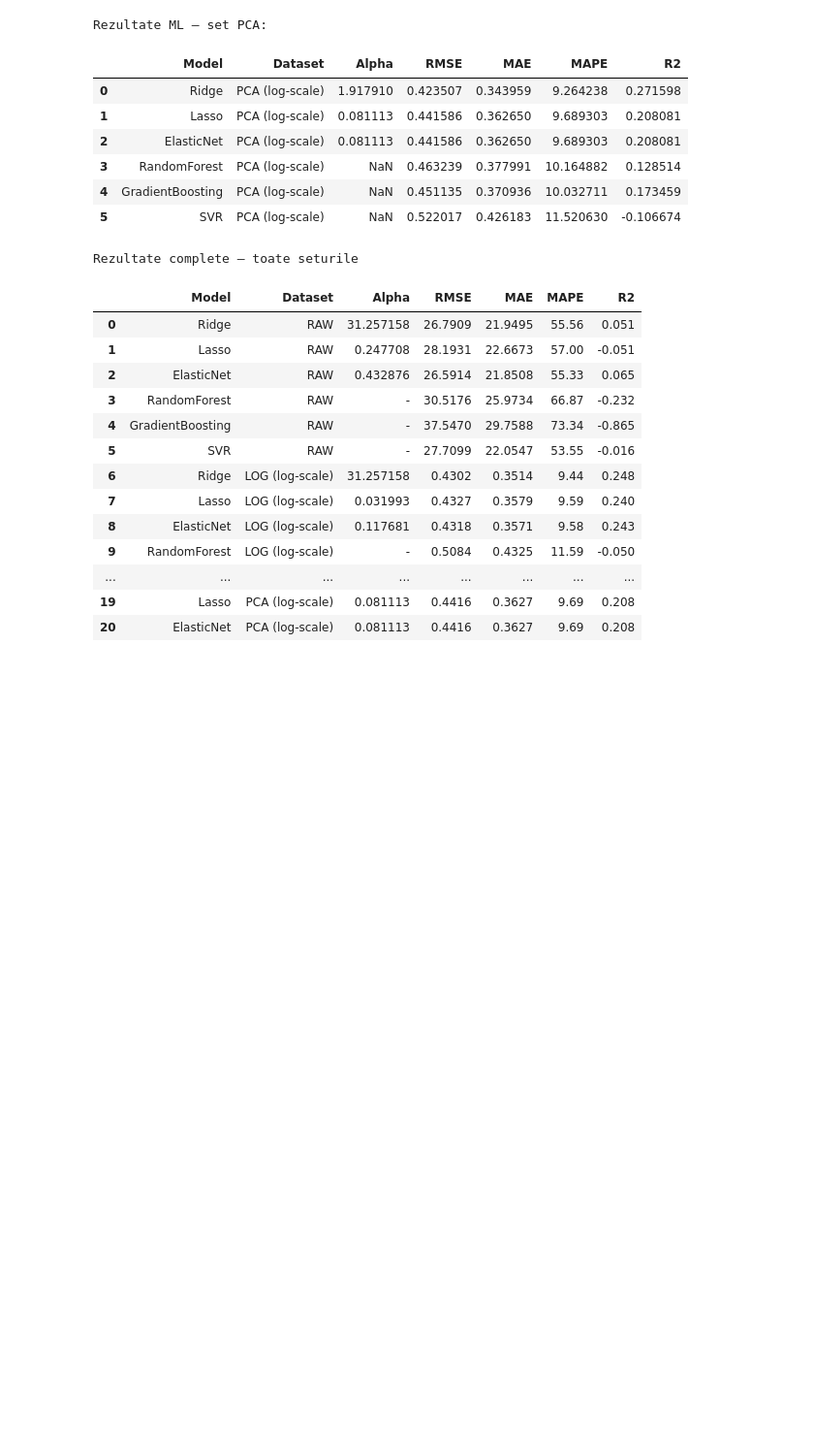
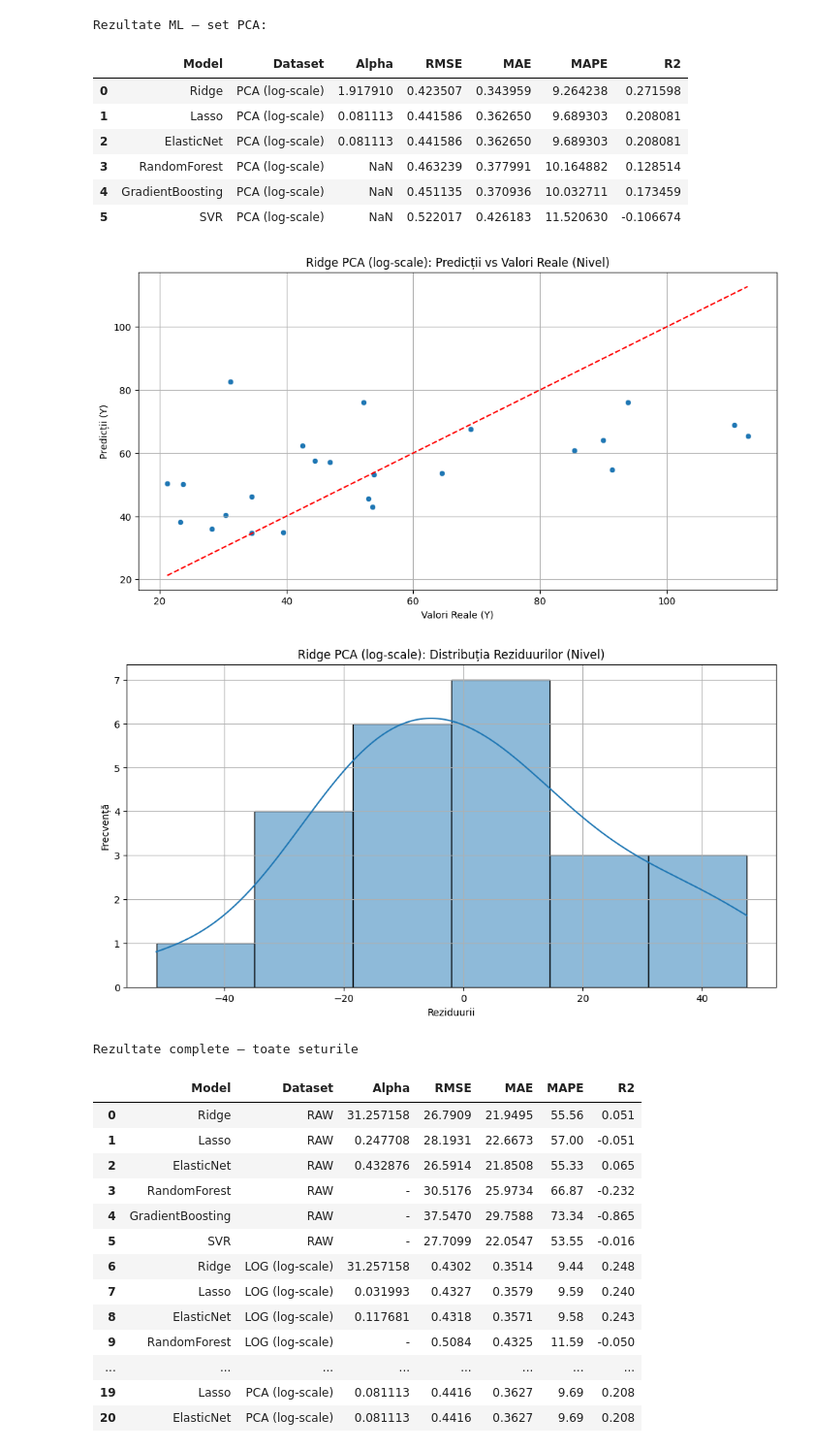
Before and after one commit to antoniamitu/proiect_econometrie, a Jupyter notebook: ML.ipynb, the cells around one changed output. Shown at 97% size. Cells and saved outputs as stored; diff of their text form; code cells hidden in the pictures; blank space fills up the shorter version.

```diff
--- a/ML.ipynb
+++ b/ML.ipynb
@@ -442,6 +491,51 @@ Rezultate ML – set PCA:
 | 3 | RandomForest | PCA (log-scale) | NaN | 0.463239 | 0.377991 | 10.164882 | 0.128514 |
 | 4 | GradientBoosting | PCA (log-scale) | NaN | 0.451135 | 0.370936 | 10.032711 | 0.173459 |
 | 5 | SVR | PCA (log-scale) | NaN | 0.522017 | 0.426183 | 11.520630 | -0.106674 |
+# %%
+# Re-antrenarea modelului Ridge pe PCA (log-scale) pentru a obține predicțiile
+alphas = np.logspace(-4, 4, 100)
+scaler_pca = StandardScaler()
+X_train_pca_s = scaler_pca.fit_transform(X_train_pca)
+X_test_pca_s  = scaler_pca.transform(X_test_pca)
+
+ridge_pca = RidgeCV(alphas=alphas, cv=5, scoring='neg_mean_squared_error')
+ridge_pca.fit(X_train_pca_s, y_train_pca)
+ridge_pca_pred_log = ridge_pca.predict(X_test_pca_s)
+
+# Revenirea la nivel utilizând exponentiala pentru PCA
+ridge_pca_pred_level = np.exp(ridge_pca_pred_log)
+y_test_pca_level     = np.exp(datasets["pca_test"]["l_Y"].values) # Y în nivel, din fișierul PCA
+
+# Calcularea erorilor pentru PCA
+ridge_pca_errors = pd.DataFrame({
+    "Actual": y_test_pca_level,
+    "Predicted": ridge_pca_pred_level,
+    "Residuals": y_test_pca_level - ridge_pca_pred_level
+})
+
+# Vizualizarea predicțiilor vs actual pentru PCA
+plt.figure(figsize=(12, 6))
+sns.scatterplot(x="Actual", y="Predicted", data=ridge_pca_errors)
+plt.plot([ridge_pca_errors["Actual"].min(), ridge_pca_errors["Actual"].max()],
+         [ridge_pca_errors["Actual"].min(), ridge_pca_errors["Actual"].max()],
+         color='red', linestyle='--')
+plt.title("Ridge PCA (log-scale): Predicții vs Valori Reale (Nivel)")
+plt.xlabel("Valori Reale (Y)")
+plt.ylabel("Predicții (Y)")
+plt.grid(True)
+plt.show()
+
+# Vizualizarea distribuției reziduurilor pentru PCA
+plt.figure(figsize=(12, 6))
+sns.histplot(ridge_pca_errors["Residuals"], kde=True)
+plt.title("Ridge PCA (log-scale): Distribuția Reziduurilor (Nivel)")
+plt.xlabel("Reziduurii")
+plt.ylabel("Frecvență")
+plt.grid(True)
+plt.show()
+# %% [output]
+[figure, added]
+[figure, added]
 # %%
 # Agregarea rezultatelor într-un tabel unic pentru toate tipurile de preprocesare.
 # Acest rezumat facilitează comparația directă între performanțele modelelor
```
Also changed, not shown: parts of 2 cells of this notebook.
